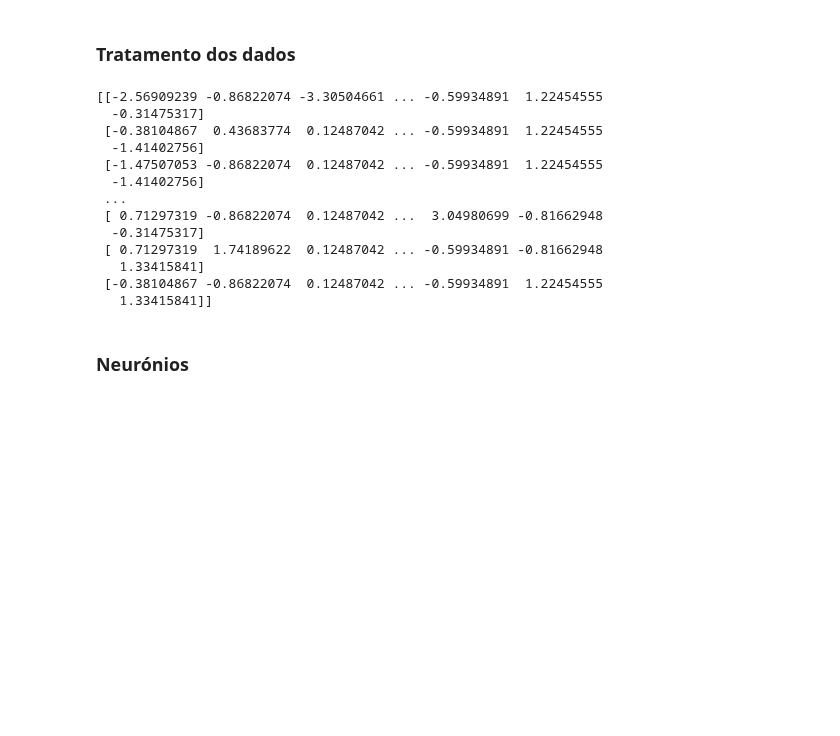
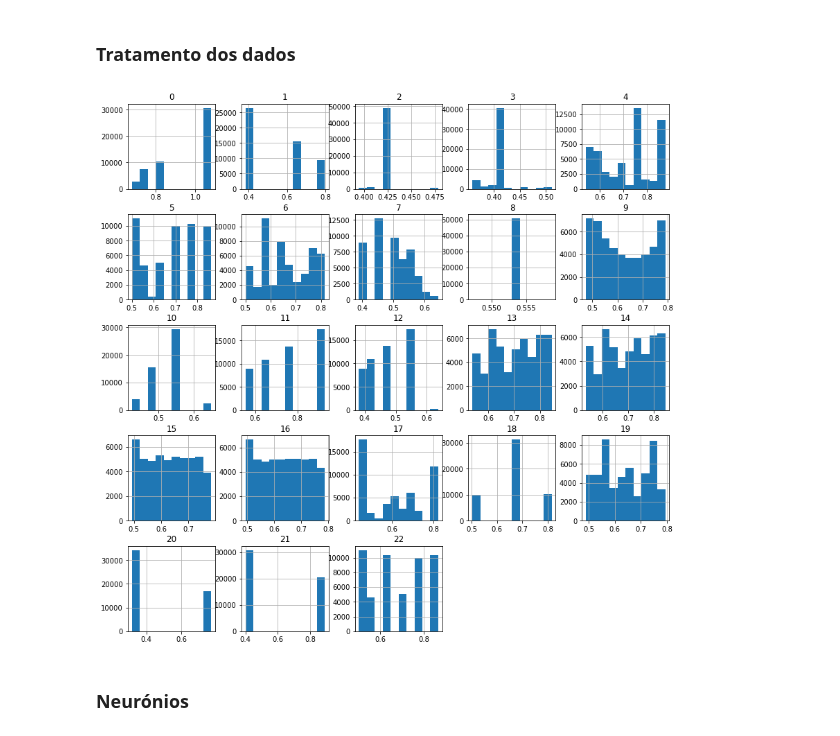
Before and after one commit to gonaloppcc/projetoDAA, a Jupyter notebook: melhor_grupo/neural_network.ipynb, the cells around one changed output. Saved outputs shown, nothing was run; the diff lists cells and outputs as text; code cells hidden in the pictures; blank space fills up the shorter version.

```diff
--- a/melhor_grupo/neural_network.ipynb
+++ b/melhor_grupo/neural_network.ipynb
@@ -37,45 +37,47 @@ df = dataOriginal
 # %%
 
 from sklearn.preprocessing import StandardScaler
 from sklearn.preprocessing import PowerTransformer
 from sklearn.preprocessing import MinMaxScaler
 '''
 Links:
 https://stackoverflow.com/questions/44552031/sklearnstandardscaler-can-i-inverse-the-standardscaler-for-the-model-output
 https://stackoverflow.com/questions/56936780/how-do-i-correctly-use-the-inverse-transform-method-when-using-powertransformer
 '''
 
+y = dataset_MLP[['Profit']]
+
 
 df = dataOriginal
-cols = df.columns
-scaler = StandardScaler()
-scaler.fit(df[cols])
 
-df = scaler.transform(df[cols])
+ss = StandardScaler()
+ss.fit(df)
+df = pd.DataFrame(ss.transform(df))
 
-'''
+
+skew_cols = []
+
+for coluna in df.columns:
+    if df[coluna].skew() > 1:
+         skew_cols.append(coluna)
+# Skew
+if len(skew_cols) > 0:
+    df[skew_cols] = pd.DataFrame(pt.fit_transform(df[skew_cols]), columns=skew_cols)
+    #print(df3.skew())
+
+
+
 pt = PowerTransformer()
 pt.fit(df)
+#df = pt.transform(df)
+df = pd.DataFrame(pt.transform(df))
 
-df = pt.transform(df)
 scaler = MinMaxScaler(feature_range = (0,1))
 df = scaler.fit_transform(df)
-'''
-print(df)
+df = pd.DataFrame(scaler.transform(df))
+df.hist(figsize=(14, 14));
 # %% [output]
-[[-2.56909239 -0.86822074 -3.30504661 ... -0.59934891  1.22454555
-  -0.31475317]
- [-0.38104867  0.43683774  0.12487042 ... -0.59934891  1.22454555
-  -1.41402756]
- [-1.47507053 -0.86822074  0.12487042 ... -0.59934891  1.22454555
-  -1.41402756]
- ...
- [ 0.71297319 -0.86822074  0.12487042 ...  3.04980699 -0.81662948
-  -0.31475317]
- [ 0.71297319  1.74189622  0.12487042 ... -0.59934891 -0.81662948
-   1.33415841]
- [-0.38104867 -0.86822074  0.12487042 ... -0.59934891  1.22454555
-   1.33415841]]
+[figure, added]
 # %% [markdown]
 ### Neurónios
 # %%
```
Also changed, not shown: parts of 5 cells of this notebook.
